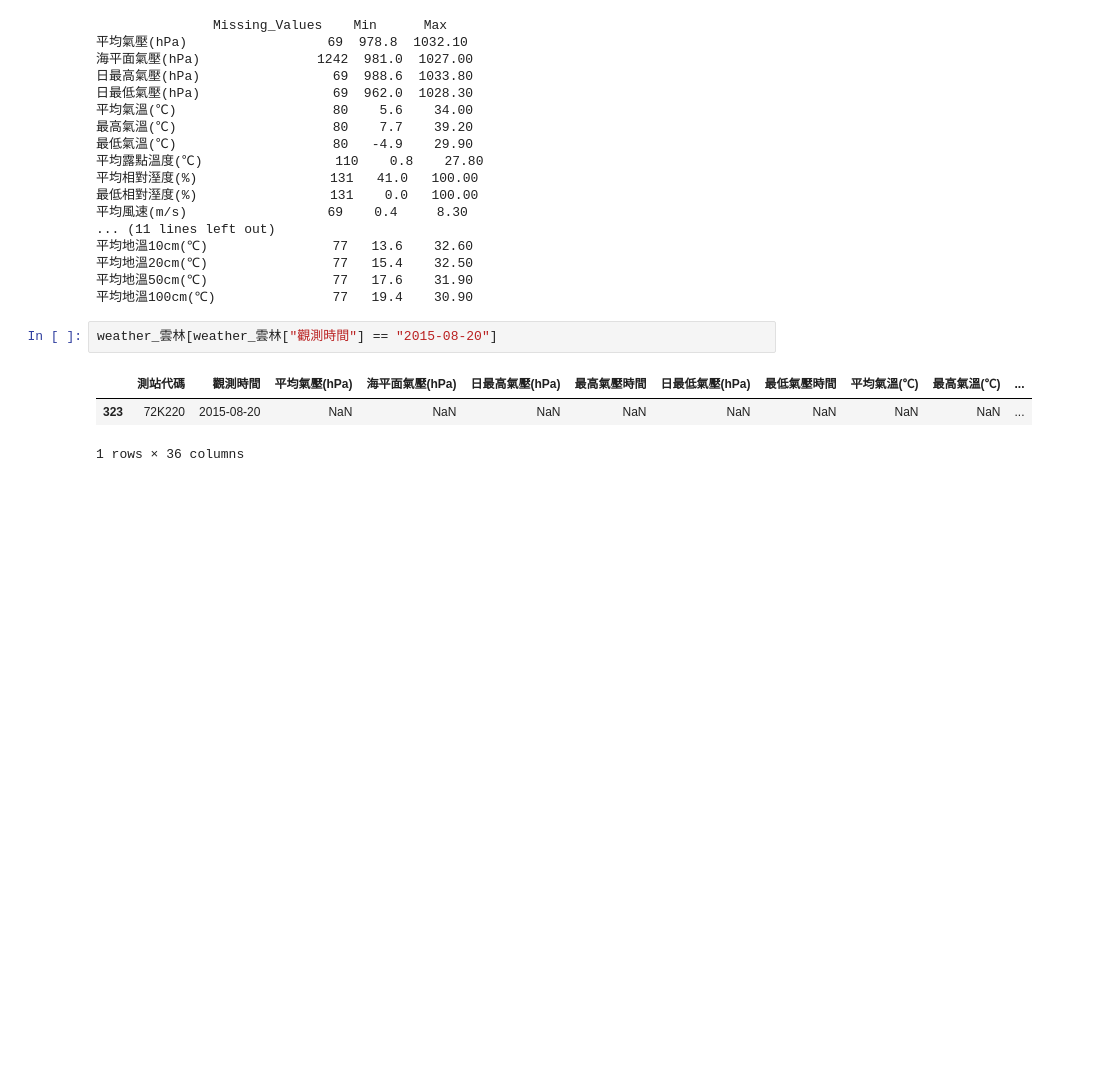
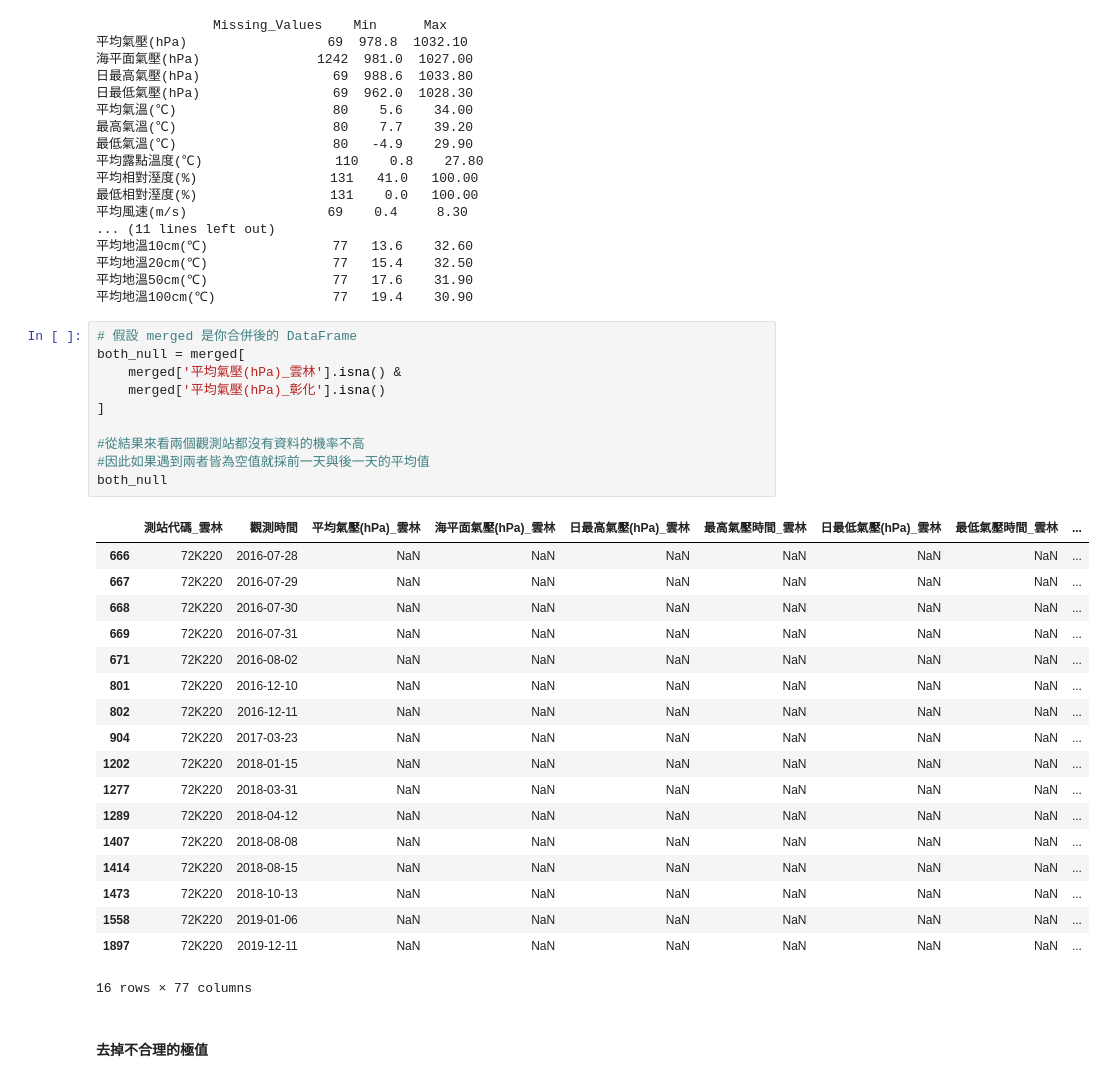
Before and after one commit to fred0620/DS_Final_Project, a Jupyter notebook: data.ipynb, the cells around one changed output. Saved outputs shown, nothing was run; the diff lists cells and outputs as text; blank space fills up the shorter version.

```diff
--- a/data.ipynb
+++ b/data.ipynb
@@ -248,9 +248,34 @@ print(summary)
 平均地溫20cm(℃)                77   15.4    32.50
 平均地溫50cm(℃)                77   17.6    31.90
 平均地溫100cm(℃)               77   19.4    30.90
-# %%
-weather_雲林[weather_雲林["觀測時間"] == "2015-08-20"]
-# %% [output]
-|  | 測站代碼 | 觀測時間 | 平均氣壓(hPa) | 海平面氣壓(hPa) | 日最高氣壓(hPa) | 最高氣壓時間 | 日最低氣壓(hPa) | 最低氣壓時間 | 平均氣溫(℃) | 最高氣溫(℃) | ... |
-| 323 | 72K220 | 2015-08-20 | NaN | NaN | NaN | NaN | NaN | NaN | NaN | NaN | ... |
-1 rows × 36 columns
+# %%
+# 假設 merged 是你合併後的 DataFrame
+both_null = merged[
+    merged['平均氣壓(hPa)_雲林'].isna() &
+    merged['平均氣壓(hPa)_彰化'].isna()
+]
+
+#從結果來看兩個觀測站都沒有資料的機率不高
+#因此如果遇到兩者皆為空值就採前一天與後一天的平均值
+both_null
+# %% [output]
+|  | 測站代碼_雲林 | 觀測時間 | 平均氣壓(hPa)_雲林 | 海平面氣壓(hPa)_雲林 | 日最高氣壓(hPa)_雲林 | 最高氣壓時間_雲林 | 日最低氣壓(hPa)_雲林 | 最低氣壓時間_雲林 | ... |
+| 666 | 72K220 | 2016-07-28 | NaN | NaN | NaN | NaN | NaN | NaN | ... |
+| 667 | 72K220 | 2016-07-29 | NaN | NaN | NaN | NaN | NaN | NaN | ... |
+| 668 | 72K220 | 2016-07-30 | NaN | NaN | NaN | NaN | NaN | NaN | ... |
+| 669 | 72K220 | 2016-07-31 | NaN | NaN | NaN | NaN | NaN | NaN | ... |
+| 671 | 72K220 | 2016-08-02 | NaN | NaN | NaN | NaN | NaN | NaN | ... |
+| 801 | 72K220 | 2016-12-10 | NaN | NaN | NaN | NaN | NaN | NaN | ... |
+| 802 | 72K220 | 2016-12-11 | NaN | NaN | NaN | NaN | NaN | NaN | ... |
+| 904 | 72K220 | 2017-03-23 | NaN | NaN | NaN | NaN | NaN | NaN | ... |
+| 1202 | 72K220 | 2018-01-15 | NaN | NaN | NaN | NaN | NaN | NaN | ... |
+| 1277 | 72K220 | 2018-03-31 | NaN | NaN | NaN | NaN | NaN | NaN | ... |
+| 1289 | 72K220 | 2018-04-12 | NaN | NaN | NaN | NaN | NaN | NaN | ... |
+| 1407 | 72K220 | 2018-08-08 | NaN | NaN | NaN | NaN | NaN | NaN | ... |
+| 1414 | 72K220 | 2018-08-15 | NaN | NaN | NaN | NaN | NaN | NaN | ... |
+| 1473 | 72K220 | 2018-10-13 | NaN | NaN | NaN | NaN | NaN | NaN | ... |
+| 1558 | 72K220 | 2019-01-06 | NaN | NaN | NaN | NaN | NaN | NaN | ... |
+| 1897 | 72K220 | 2019-12-11 | NaN | NaN | NaN | NaN | NaN | NaN | ... |
+16 rows × 77 columns
+# %% [markdown]
+#### 去掉不合理的極值
```
Also changed, not shown: parts of 30 cells of this notebook, 11 other files.
